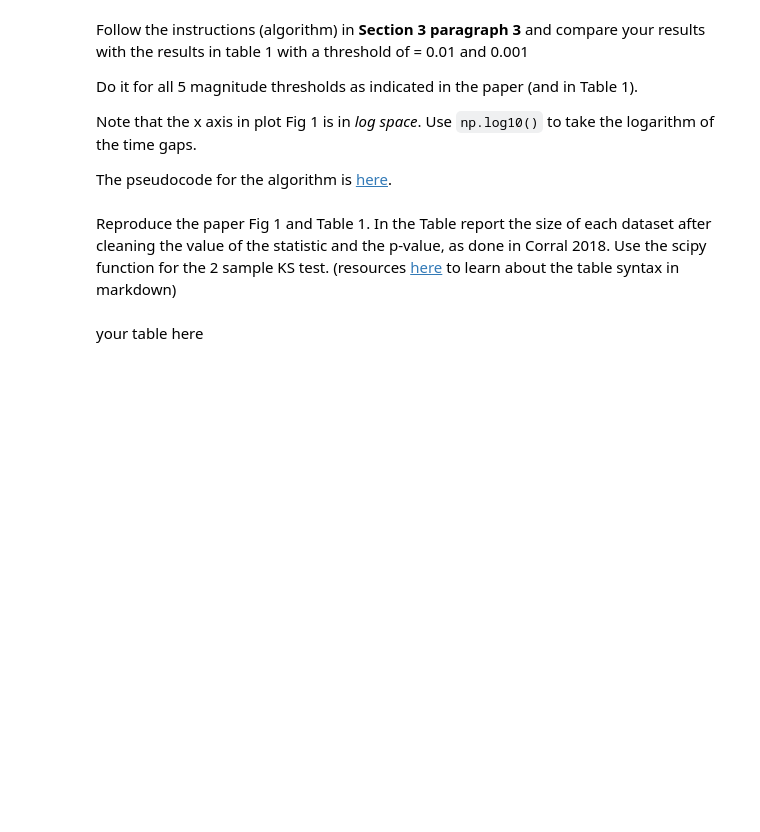
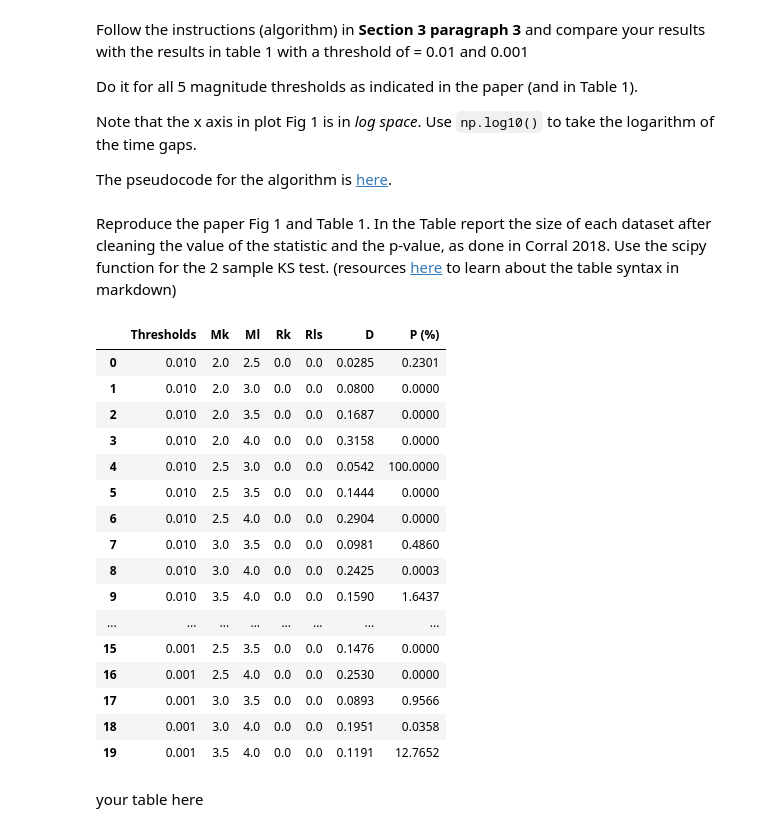
Before and after one commit to DesiPilla/DSPS_dPilla, a Jupyter notebook: HW3/KS_earthquakes.ipynb, the cells around one changed output. Cells and saved outputs as stored; diff of their text form; code cells hidden in the pictures; blank space fills up the shorter version.

```diff
--- a/HW3/KS_earthquakes.ipynb
+++ b/HW3/KS_earthquakes.ipynb
@@ -350,3 +357,72 @@ Reproduce the paper Fig 1 and Table 1. In the Table report the size of each data
+# %%
+data = data[data['gaps'] <= monthNanoSeconds]
+ts = []
+mks = []
+mls = []
+rks = []
+rls = []
+ds = []
+ps = []
+
+
+for threshold in [0.01, 0.001]:
+  for mk in [2.0, 2.5, 3.0, 3.5, 4.0]:
+    for ml in [2.0, 2.5, 3.0, 3.5, 4.0]:
+      if mk >= ml:
+        continue
+
+      x_Mk = data[data['magnitude'] >= mk ]
+      x_Ml = data[data['magnitude'] >= ml ]
+
+      for i in range(1):
+        Rk = 1 / x_Mk['gaps'].mean()
+        x_Mk = x_Mk[x_Mk['gaps']*Rk > threshold]
+        x_Mk['gaps'] = x_Mk['gaps']*Rk
+
+        Rl = 1 / x_Ml['gaps'].mean()
+        x_Ml = x_Ml[x_Ml['gaps']*Rl > threshold]
+        x_Ml['gaps'] = x_Ml['gaps']*Rl
+
+
+      d, p = sp.stats.ks_2samp(x_Mk['gaps'], x_Ml['gaps'])
+      if mk < ml:
+        stat = "D value"
+
+      else:
+        stat = "P value"
+
+      ts += [threshold]
+      mks += [mk]
+      mls += [ml]
+      rks += [round(Rk, 4)]
+      rls += [round(Rl, 4)]
+      ds += [round(d, 4)]
+      ps += [round(p*100, 4)]
+
+
+      #print("Threshold:", threshold, "\tMk:", mk, "\tMl:", ml, "\tRk", '%.4f' % (Rk), "\tRl", '%.4f' % (Rl), "\tD value", '%.4f' % (d), "\tP value", '%.4f percent' % (p*100))
+  #print('------------------------------------------------------------------------------------------------------------------------------------')
+
+a = pd.DataFrame({"Thresholds" : ts, "Mk" : mks, "Ml" : mls, "Rk" : rks, "Rls" : rls, "D" : ds, "P (%)" : ps})
+a
+# %% [output]
+|  | Thresholds | Mk | Ml | Rk | Rls | D | P (%) |
+| 0 | 0.010 | 2.0 | 2.5 | 0.0 | 0.0 | 0.0285 | 0.2301 |
+| 1 | 0.010 | 2.0 | 3.0 | 0.0 | 0.0 | 0.0800 | 0.0000 |
+| 2 | 0.010 | 2.0 | 3.5 | 0.0 | 0.0 | 0.1687 | 0.0000 |
+| 3 | 0.010 | 2.0 | 4.0 | 0.0 | 0.0 | 0.3158 | 0.0000 |
+| 4 | 0.010 | 2.5 | 3.0 | 0.0 | 0.0 | 0.0542 | 100.0000 |
+| 5 | 0.010 | 2.5 | 3.5 | 0.0 | 0.0 | 0.1444 | 0.0000 |
+| 6 | 0.010 | 2.5 | 4.0 | 0.0 | 0.0 | 0.2904 | 0.0000 |
+| 7 | 0.010 | 3.0 | 3.5 | 0.0 | 0.0 | 0.0981 | 0.4860 |
+| 8 | 0.010 | 3.0 | 4.0 | 0.0 | 0.0 | 0.2425 | 0.0003 |
+| 9 | 0.010 | 3.5 | 4.0 | 0.0 | 0.0 | 0.1590 | 1.6437 |
+| ... | ... | ... | ... | ... | ... | ... | ... |
+| 15 | 0.001 | 2.5 | 3.5 | 0.0 | 0.0 | 0.1476 | 0.0000 |
+| 16 | 0.001 | 2.5 | 4.0 | 0.0 | 0.0 | 0.2530 | 0.0000 |
+| 17 | 0.001 | 3.0 | 3.5 | 0.0 | 0.0 | 0.0893 | 0.9566 |
+| 18 | 0.001 | 3.0 | 4.0 | 0.0 | 0.0 | 0.1951 | 0.0358 |
+| 19 | 0.001 | 3.5 | 4.0 | 0.0 | 0.0 | 0.1191 | 12.7652 |
 # %% [markdown]
 your table here
 # %% [markdown]
```
Also changed, not shown: parts of 9 cells of this notebook.
